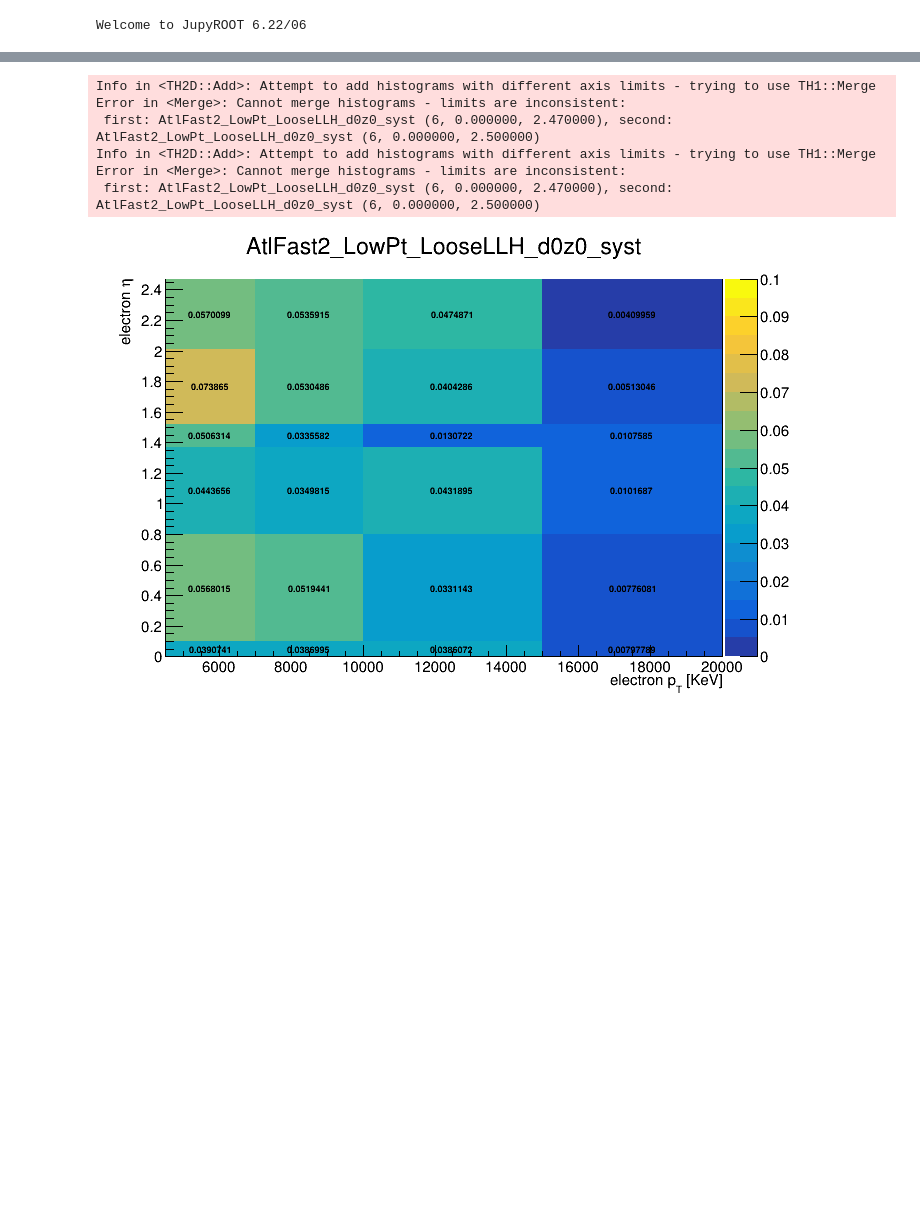
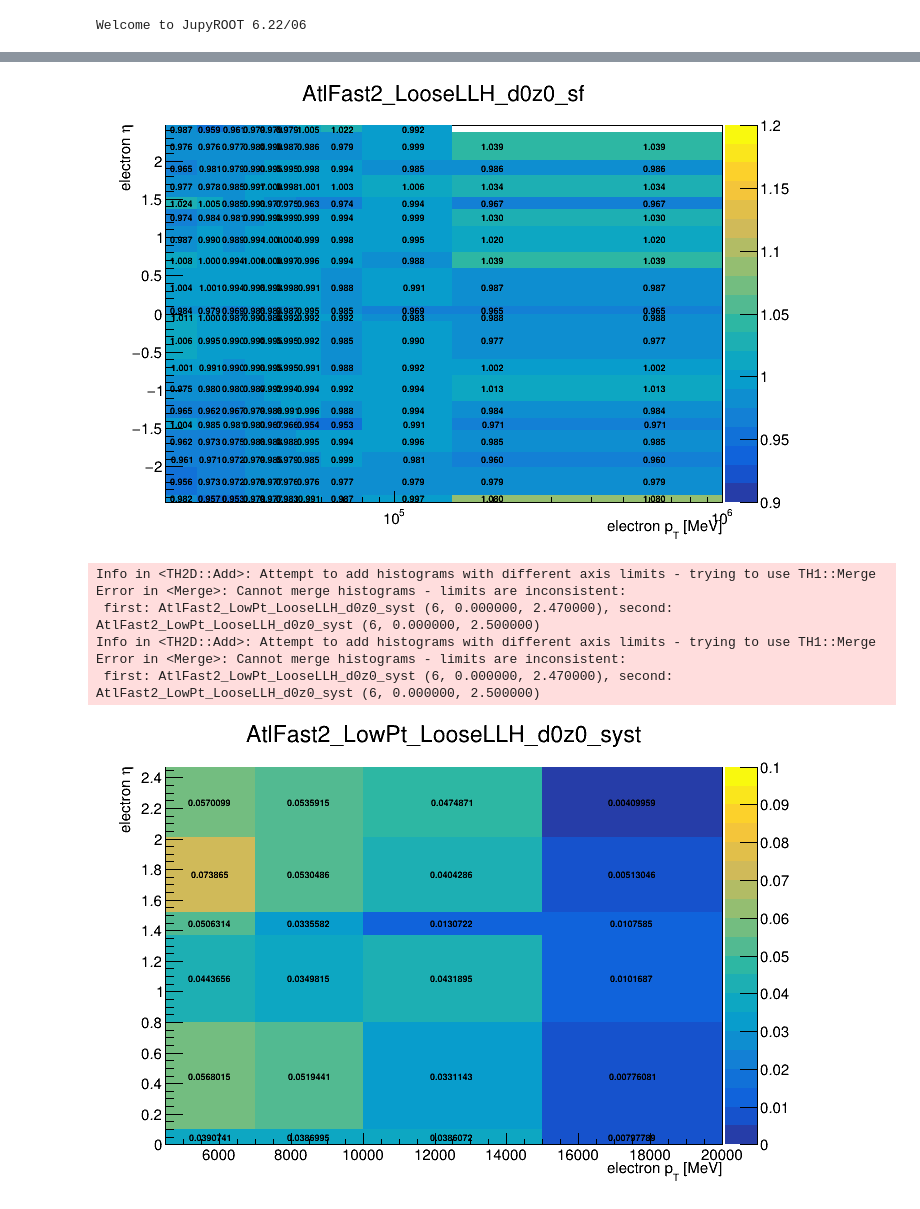
Before and after one commit to robinnewhouse/DHNLAnalysisNotebooks, a Jupyter notebook: systematics/leptons/loose_quadrants.ipynb, the cells around one changed output, grey strips where cells are left out. Saved outputs shown, nothing was run; the diff lists cells and outputs as text; code cells hidden in the pictures; blank space fills up the shorter version.

```diff
--- a/systematics/leptons/loose_quadrants.ipynb
+++ b/systematics/leptons/loose_quadrants.ipynb
@@ -22,3 +24,22 @@ c.Draw()
+# %%
+c = ROOT.TCanvas()
+efficiencySF = ROOT.TFile('/cvmfs/atlas.cern.ch/repo/sw/database/GroupData/ElectronEfficiencyCorrection/2015_2017/rel21.2/Moriond_February2018_v2/offline/efficiencySF.offline.LooseAndBLayerLLH_d0z0_v13.root')
+# efficiencySF.ls()
+title = 'AtlFast2_LooseLLH_d0z0_sf'
+AtlFast2_LooseLLH_d0z0_sf = efficiencySF.Get(f'342183_9999999/{title}')
+# AtlFast2_LooseLLH_d0z0_sf = efficiencySF.Get('342183_9999999/AtlFast2_LooseLLH_d0z0_sf')
+test = AtlFast2_LooseLLH_d0z0_sf.Clone()
+ROOT.gStyle.SetPaintTextFormat('4.3f')
+test.Draw('colz text')
+c.SetLogx()
+test.SetStats(0)
+test.SetTitle(title)
+test.GetXaxis().SetTitle('electron p_{T} [MeV]')
+test.GetYaxis().SetTitle('electron #eta')
+test.GetZaxis().SetRangeUser(0.9, 1.2)
+c.Draw()
+# %% [output]
+[figure, added]
 # %%
 c = ROOT.TCanvas()
 efficiencySF = ROOT.TFile('/cvmfs/atlas.cern.ch/repo/sw/database/GroupData/ElectronEfficiencyCorrection/2015_2017/rel21.2/Moriond_February2018_v2/offline/efficiencySF.offline.LooseAndBLayerLLH_d0z0_v13.root')
```
Also changed, not shown: parts of 2 cells of this notebook, 1 other file.
